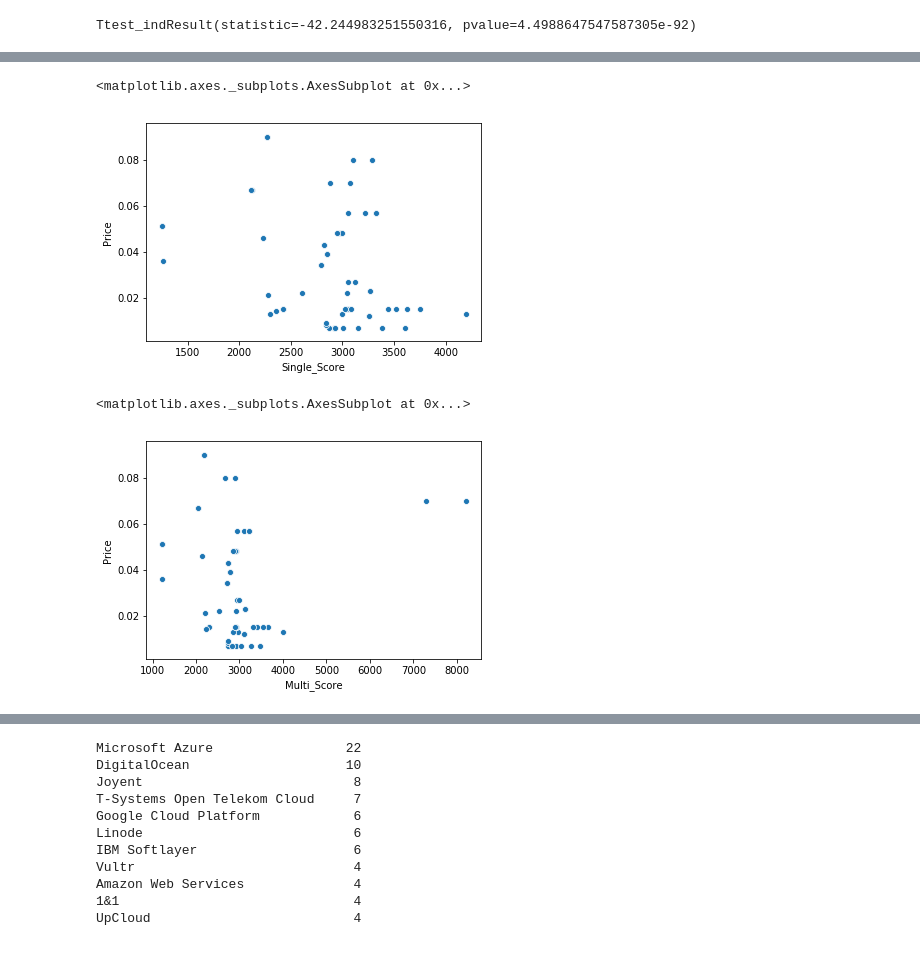
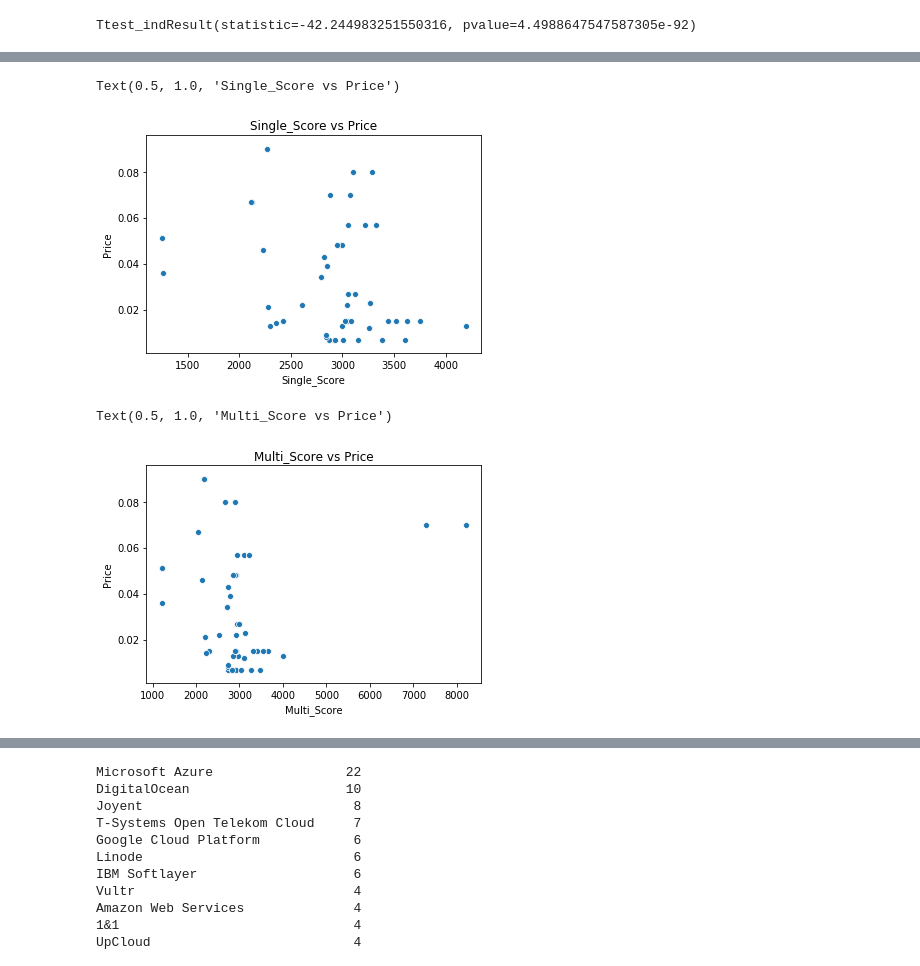
Before and after one commit to whohuhwhat/DS_MOD2_Cloud, a Jupyter notebook: Untitled.ipynb, the cells around one changed output, grey strips where cells are left out. Drawn from its saved outputs; the diff is of its cells as text; code cells hidden in the pictures.

```diff
--- a/Untitled.ipynb
+++ b/Untitled.ipynb
@@ -236,10 +102,10 @@ strong multicollinearity or other numerical problems.
 # %%
-sns.scatterplot(x=data['Single_Score'], y=data['Price'])
+sns.scatterplot(x=data['Single_Score'], y=data['Price']).set_title('Single_Score vs Price')
 # %% [output]
-<matplotlib.axes._subplots.AxesSubplot at 0x...>
+Text(0.5, 1.0, 'Single_Score vs Price')
-[figure, old version]
+[figure, new version]
 # %%
-sns.scatterplot(x=data['Multi_Score'], y=data['Price'])
+sns.scatterplot(x=data['Multi_Score'], y=data['Price']).set_title('Multi_Score vs Price')
 # %% [output]
-<matplotlib.axes._subplots.AxesSubplot at 0x...>
+Text(0.5, 1.0, 'Multi_Score vs Price')
-[figure, old version]
+[figure, new version]
```
Also changed, not shown: parts of 66 cells of this notebook, 1 other file.
